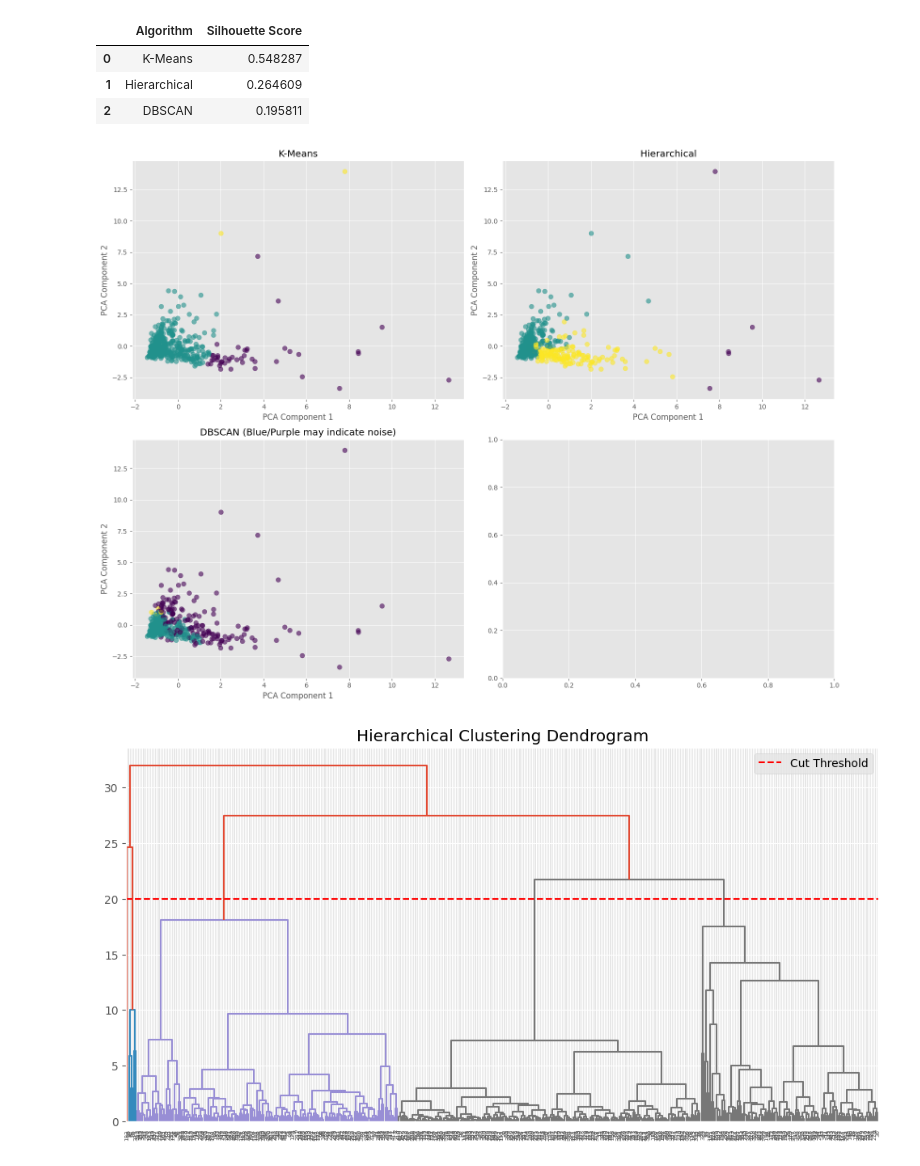
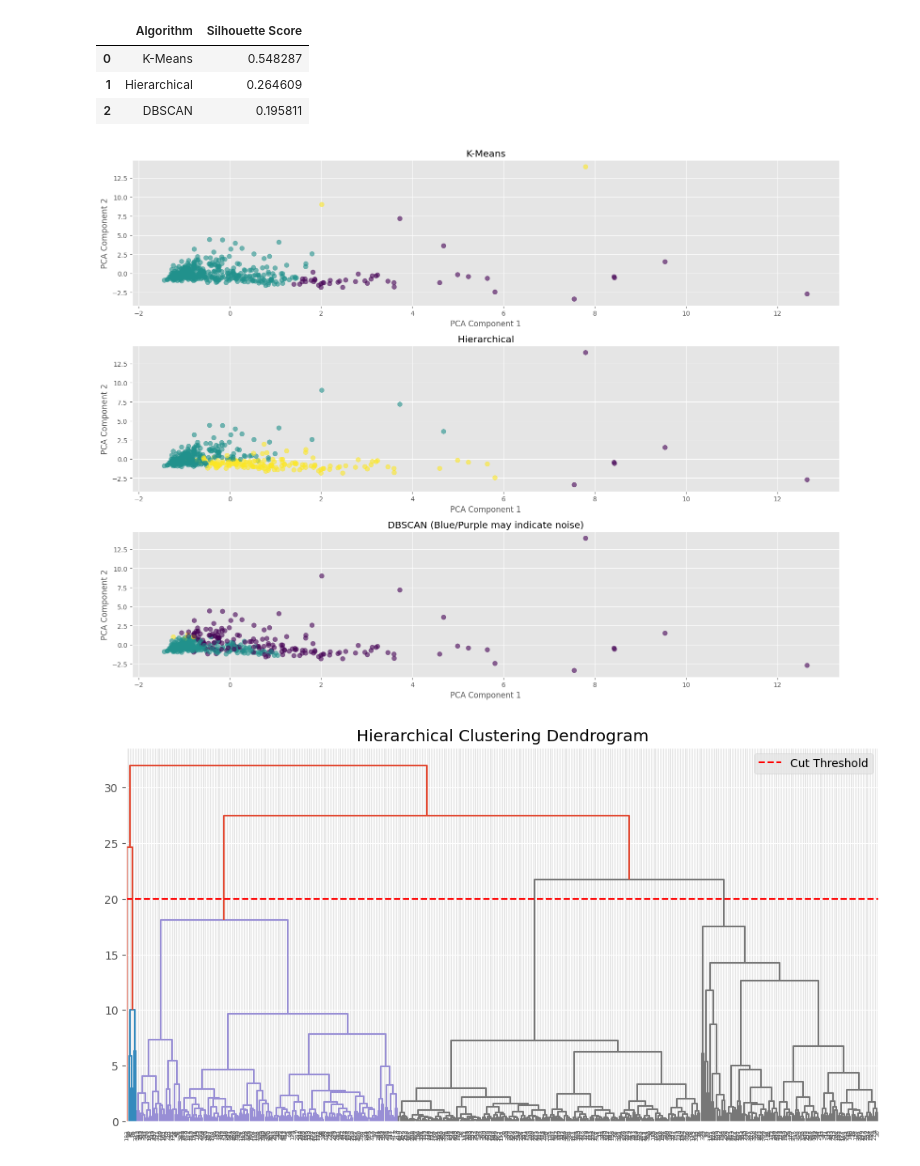
Before and after one commit to akay6483/mmml-ecommerce, a Jupyter notebook: notebook/m3/Cluster_Evaluation.ipynb, the cells around one changed output. Drawn from its saved outputs; the diff is of its cells as text; code cells hidden in the pictures.

```diff
--- a/notebook/m3/Cluster_Evaluation.ipynb
+++ b/notebook/m3/Cluster_Evaluation.ipynb
@@ -92,29 +92,29 @@ display(results_df.sort_values(by='Silhouette Score', ascending=False))
 # %%
 # Reduce dimensionality for visualization
 pca = PCA(n_components=2)
 X_pca = pca.fit_transform(X_scaled)
 
 # Create subplots
-fig, axes = plt.subplots(2, 2, figsize=(16, 12))
+fig, axes = plt.subplots(3, 1, figsize=(16, 12))
 
 # Define plot helper
 def plot_cluster(ax, labels, title):
     scatter = ax.scatter(X_pca[:, 0], X_pca[:, 1], c=labels, cmap='viridis', s=50, alpha=0.6)
     ax.set_title(title)
     ax.set_xlabel('PCA Component 1')
     ax.set_ylabel('PCA Component 2')
     # Add legend/colorbar if needed, but distinct colors suffice for structure
 
 # Plot each method
-plot_cluster(axes[0, 0], kmeans_labels, "K-Means")
-plot_cluster(axes[0, 1], agg_labels, "Hierarchical")
-plot_cluster(axes[1, 0], dbscan_labels, "DBSCAN (Blue/Purple may indicate noise)")
+plot_cluster(axes[0], kmeans_labels, "K-Means")
+plot_cluster(axes[1], agg_labels, "Hierarchical")
+plot_cluster(axes[2], dbscan_labels, "DBSCAN (Blue/Purple may indicate noise)")
 
 
 plt.tight_layout()
 plt.show()
 # %% [output]
-[figure, old version]
+[figure, new version]
 # %%
 # Visualize the hierarchy
 plt.figure(figsize=(12, 6))
```
